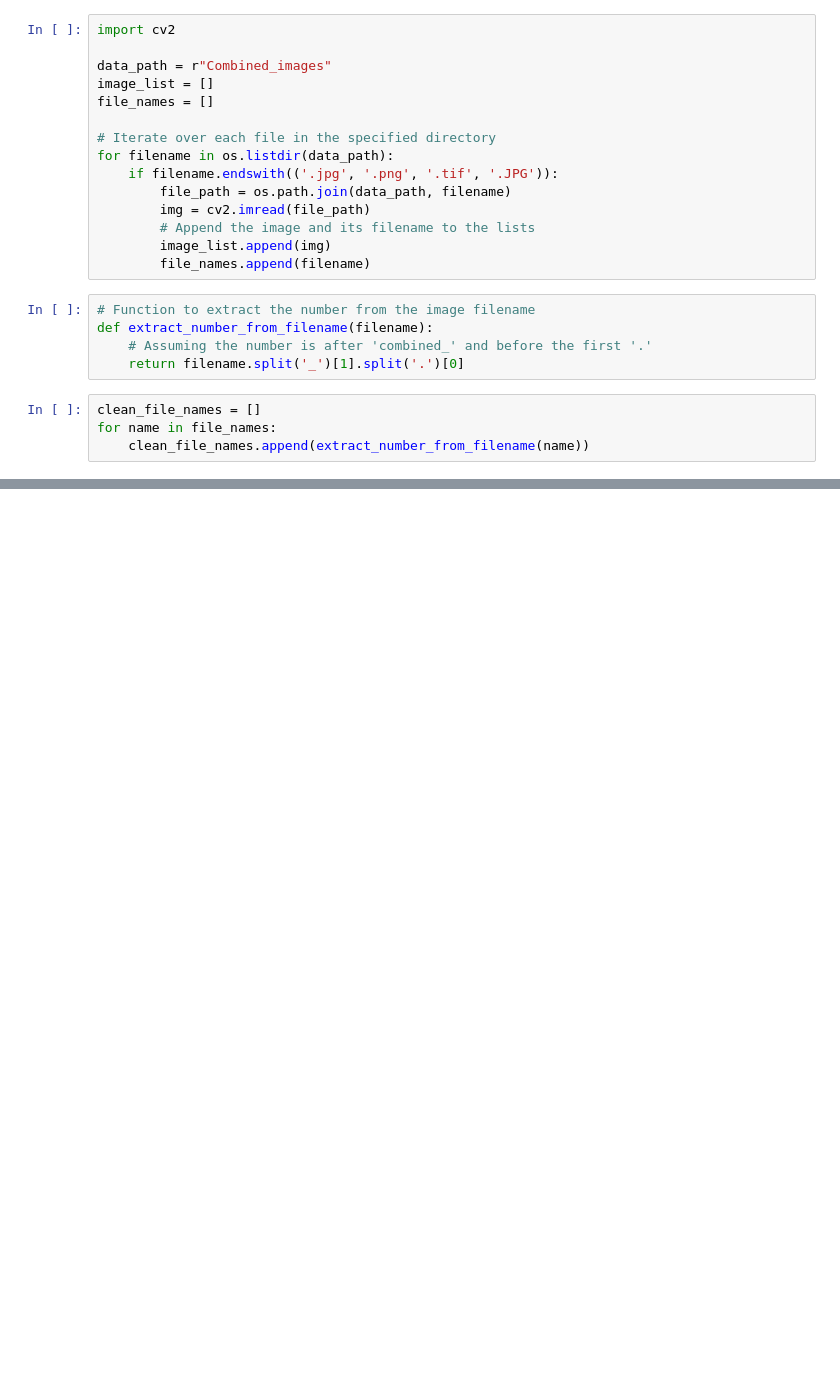
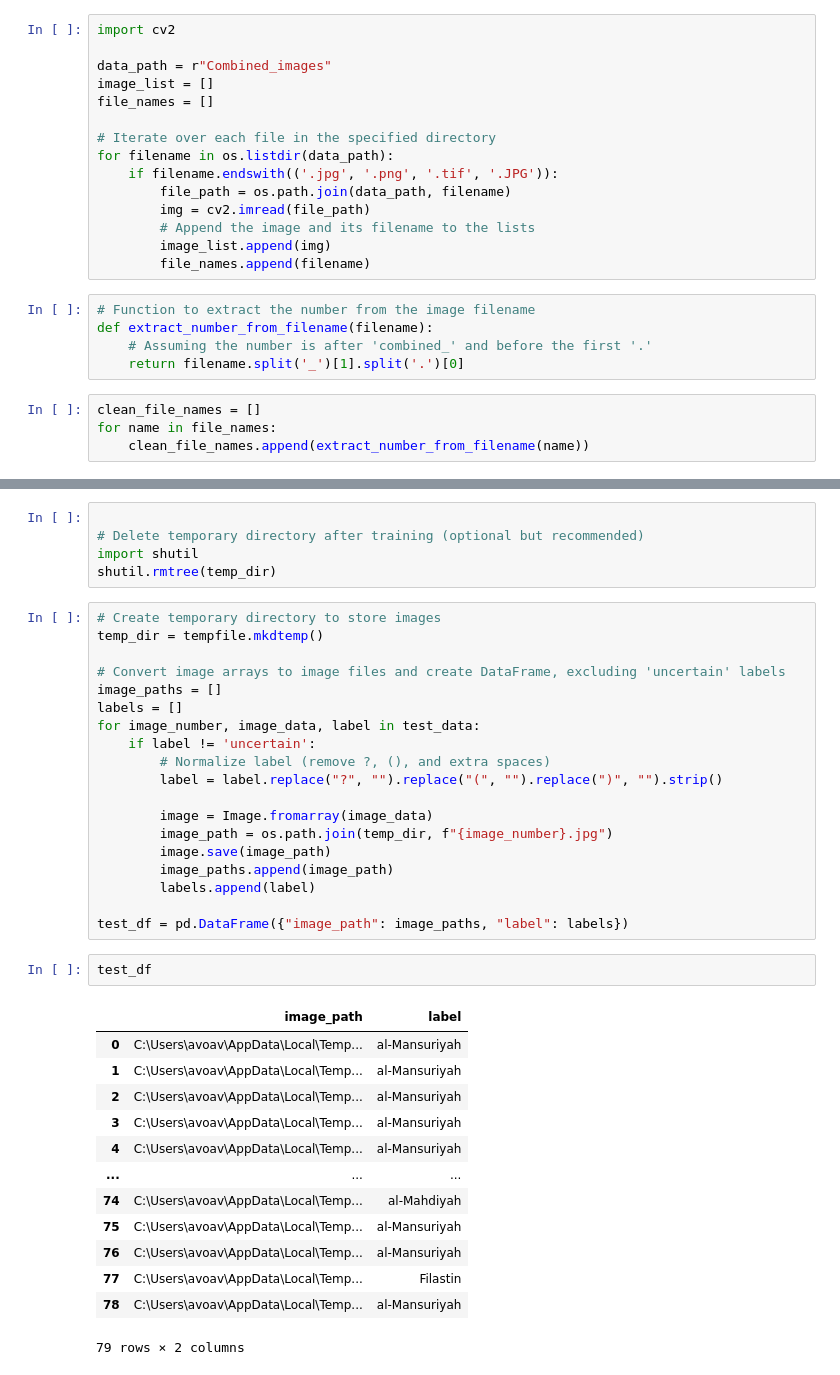
Before and after one commit to Aviost111/final_proj, a Jupyter notebook: preprocessing_for_classification.ipynb, the cells around one changed output, grey strips where cells are left out. Drawn from its saved outputs; the diff is of its cells as text; blank space fills up the shorter version.

```diff
--- a/preprocessing_for_classification.ipynb
+++ b/preprocessing_for_classification.ipynb
@@ -592,0 +396,40 @@ Loss: 1.3274916410446167 Accuracy: 0.4128440320491791
+# %%
+
+# Delete temporary directory after training (optional but recommended)
+import shutil
+shutil.rmtree(temp_dir)
+# %%
+# Create temporary directory to store images
+temp_dir = tempfile.mkdtemp()
+
+# Convert image arrays to image files and create DataFrame, excluding 'uncertain' labels
+image_paths = []
+labels = []
+for image_number, image_data, label in test_data:
+    if label != 'uncertain':
+        # Normalize label (remove ?, (), and extra spaces)
+        label = label.replace("?", "").replace("(", "").replace(")", "").strip()
+
+        image = Image.fromarray(image_data)
+        image_path = os.path.join(temp_dir, f"{image_number}.jpg")
+        image.save(image_path)
+        image_paths.append(image_path)
+        labels.append(label)
+
+test_df = pd.DataFrame({"image_path": image_paths, "label": labels})
+# %%
+test_df
+# %% [output]
+|  | image_path | label |
+| 0 | C:\Users\avoav\AppData\Local\Temp... | al-Mansuriyah |
+| 1 | C:\Users\avoav\AppData\Local\Temp... | al-Mansuriyah |
+| 2 | C:\Users\avoav\AppData\Local\Temp... | al-Mansuriyah |
+| 3 | C:\Users\avoav\AppData\Local\Temp... | al-Mansuriyah |
+| 4 | C:\Users\avoav\AppData\Local\Temp... | al-Mansuriyah |
+| ... | ... | ... |
+| 74 | C:\Users\avoav\AppData\Local\Temp... | al-Mahdiyah |
+| 75 | C:\Users\avoav\AppData\Local\Temp... | al-Mansuriyah |
+| 76 | C:\Users\avoav\AppData\Local\Temp... | al-Mansuriyah |
+| 77 | C:\Users\avoav\AppData\Local\Temp... | Filastin |
+| 78 | C:\Users\avoav\AppData\Local\Temp... | al-Mansuriyah |
+79 rows × 2 columns
```
Also changed, not shown: parts of 56 cells of this notebook.
